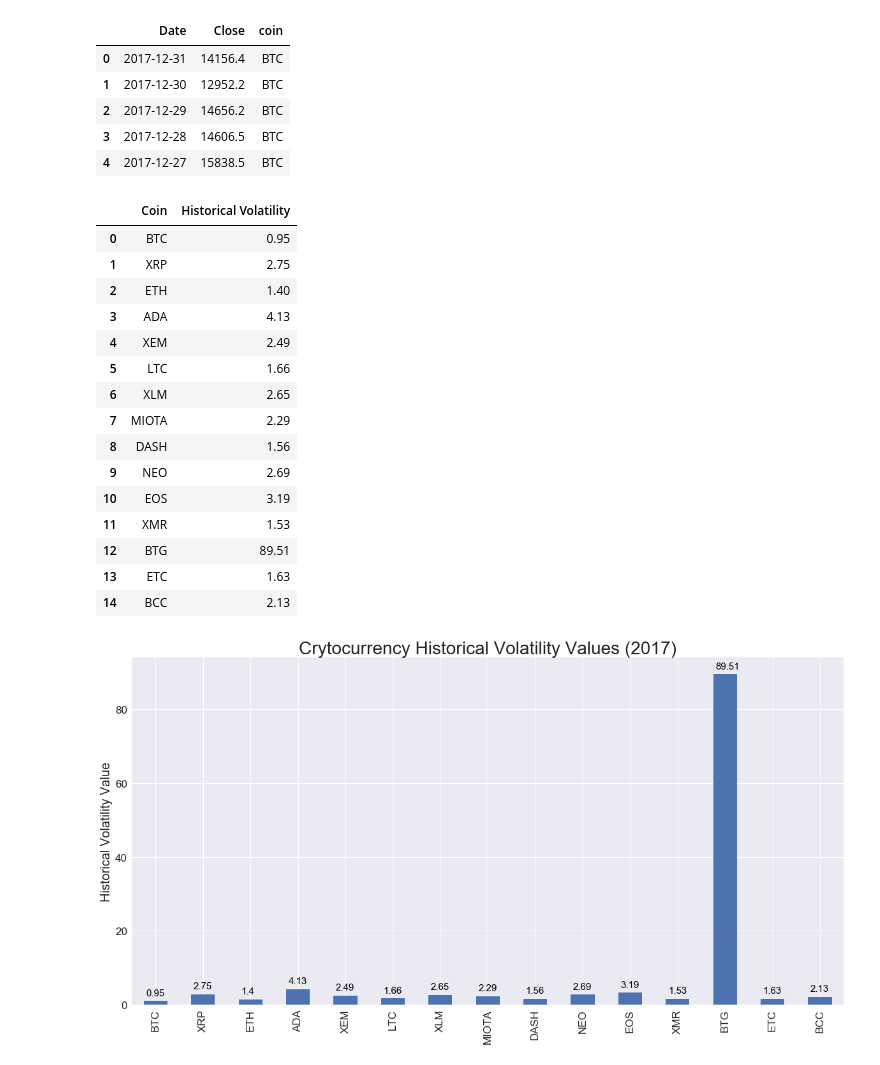
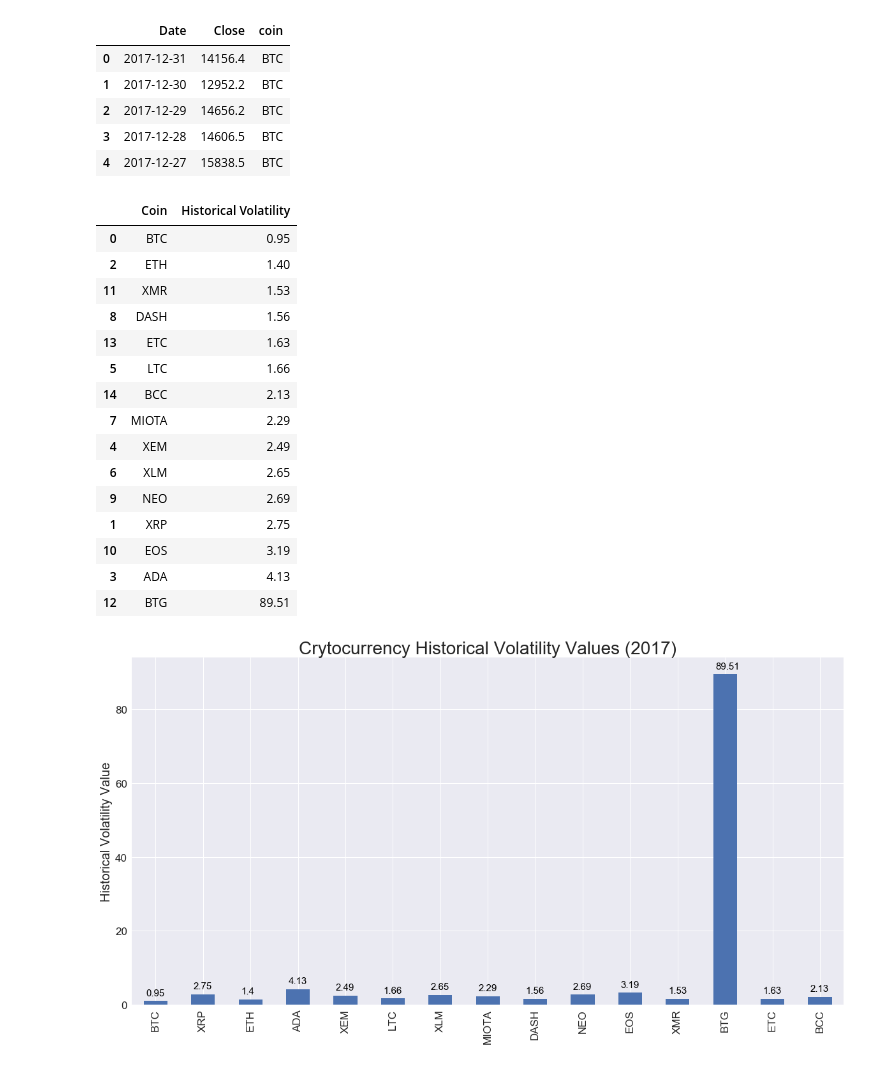
Before and after one commit to sharonsu94/cryptocurrency, a Jupyter notebook: Crypto+Analysis.ipynb, the cells around one changed output. Cells and saved outputs as stored; diff of their text form; code cells hidden in the pictures.

```diff
--- a/Crypto+Analysis.ipynb
+++ b/Crypto+Analysis.ipynb
@@ -234,41 +234,40 @@ top15.head()
 # %%
 #Creating historical volatility dataframe
 columns = ['Coin', 'Historical Volatility']
 volatility_data = pd.DataFrame(columns = columns)
 
 #Calculating volatility values & appending to dataframe
 coins = top15.coin.unique()
 for coin in coins:
     coin_dataframe = top15.loc[(top15['coin'] == coin)]
     coin_dataframe = coin_dataframe.reset_index(drop=True)
     coin_list = []
     for i, value in enumerate(coin_dataframe['Close'][:-1]):
         coin_list.append(value/coin_dataframe['Close'][i+1] -1)
     coin_stdv = np.std(coin_list)
     annualization_factor = np.sqrt(365)
     volatility_value = round(coin_stdv * annualization_factor, 2)
     volatility_data = volatility_data.append({'Coin': coin,
                                               'Historical Volatility': volatility_value},
                                             ignore_index = True)
-volatility_data.groupby('Coin')['Historical Volatility'].count()
-volatility_data
+volatility_data.sort_values(by=['Historical Volatility'])
 # %% [output]
 |  | Coin | Historical Volatility |
 | 0 | BTC | 0.95 |
+| 2 | ETH | 1.40 |
+| 11 | XMR | 1.53 |
+| 8 | DASH | 1.56 |
+| 13 | ETC | 1.63 |
+| 5 | LTC | 1.66 |
+| 14 | BCC | 2.13 |
+| 7 | MIOTA | 2.29 |
+| 4 | XEM | 2.49 |
+| 6 | XLM | 2.65 |
+| 9 | NEO | 2.69 |
 | 1 | XRP | 2.75 |
-| 2 | ETH | 1.40 |
+| 10 | EOS | 3.19 |
 | 3 | ADA | 4.13 |
-| 4 | XEM | 2.49 |
-| 5 | LTC | 1.66 |
-| 6 | XLM | 2.65 |
-| 7 | MIOTA | 2.29 |
-| 8 | DASH | 1.56 |
-| 9 | NEO | 2.69 |
-| 10 | EOS | 3.19 |
-| 11 | XMR | 1.53 |
 | 12 | BTG | 89.51 |
-| 13 | ETC | 1.63 |
-| 14 | BCC | 2.13 |
 # %%
 #Plotting data
 plt.style.use('seaborn')
```
